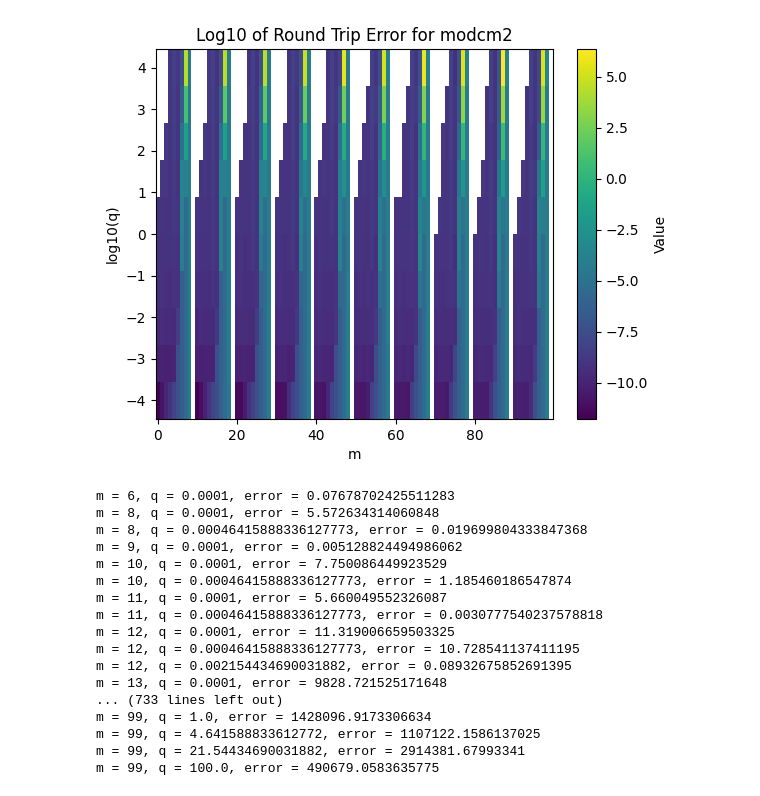
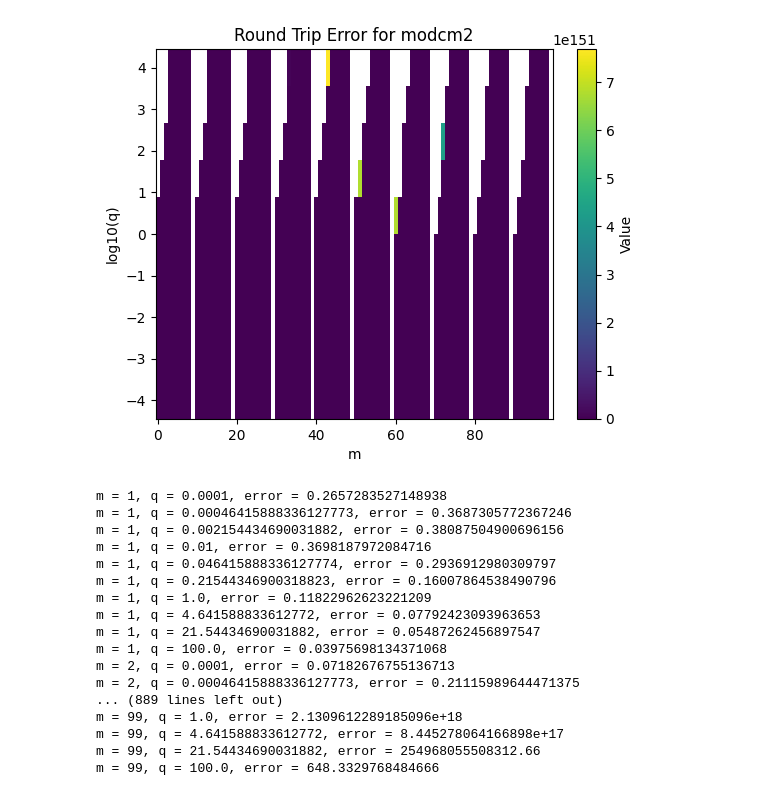
Before and after one commit to brorson/ScipyMathieuTesting, a Jupyter notebook: round_trip_modfuncs.ipynb, the cells around one changed output. Saved outputs shown, nothing was run; the diff lists cells and outputs as text; code cells hidden in the pictures.

Commit message:
changed norm error

```diff
--- a/round_trip_modfuncs.ipynb
+++ b/round_trip_modfuncs.ipynb
@@ -46,10 +46,10 @@ for m in range(MM):
 
         r = ydd/(h) - (a - 2 * q * np.cosh(2*v)) * y
         stddev = np.std(r)
-        l2norm = np.linalg.norm(y, ord=2)
+        l2norm = np.linalg.norm(y, ord=2) / np.sqrt(len(y))
 
-        error.append(stddev / l2norm)
-        if not np.isclose(stddev / l2norm , 0, atol=tol):
+        error.append( l2norm)
+        if not np.isclose( l2norm , 0, atol=tol):
 
-            print(f'm = {m}, q = {q}, error = {stddev / l2norm}')
+            print(f'm = {m}, q = {q}, error = {l2norm}')
 # %% [output]
@@ -116,10 +124,10 @@ for m in range(MM):
         a = mathieu_a(m,q)
 
         r = ydd/(h) - (a - 2 * q * np.cosh(2*v)) * y
-        stddev = np.std(r)
-        l2norm = np.linalg.norm(y, ord=2)
+        # stddev = np.std(r)
+        l2norm = np.linalg.norm(y, ord=2) / np.sqrt(len(y))
 
-        error.append(stddev / l2norm)
-        if not np.isclose(stddev / l2norm , 0, atol=tol):
-            print(f'm = {m}, q = {q}, error = {stddev / l2norm}')
+        error.append( l2norm)
+        if not np.isclose( l2norm , 0, atol=tol):
+            print(f'm = {m}, q = {q}, error = {l2norm}')
 # %% [output]
@@ -143,23 +168,23 @@ m = 99, q = 10000.0, error = nan
 # %%
 import matplotlib.pyplot as plt
 
 M, Q = np.meshgrid(range(MM), qs)
 
 error_array = np.array(error).reshape(M.shape)
 
 fig, ax = plt.subplots()
-im = ax.pcolormesh(range(MM), np.log10(qs), np.log10(error_array), cmap='viridis')
+im = ax.pcolormesh(range(MM), np.log10(qs), error_array, cmap='viridis')
 
 cbar = fig.colorbar(im, ax=ax)
 cbar.set_label('Value')
 
-ax.set_title("Log10 of Round Trip Error for modcm2")
+ax.set_title("Round Trip Error for modcm2")
 ax.set_xlabel("m")
 ax.set_ylabel("log10(q)")
 
 plt.show()
 # %% [output]
-[figure, old version]
+[figure, new version]
 # %%
 import math
 # Round trip modms1
@@ -187,31 +212,31 @@ for m in range(1, MM):
         a = mathieu_b(m,q)
 
         r = ydd/(h) - (a - 2 * q * np.cosh(2*v)) * y
-        stddev = np.std(r)
-        l2norm = np.linalg.norm(y, ord=2)
+        # stddev = np.std(r)
+        l2norm = np.linalg.norm(y, ord=2) / np.sqrt(len(y))
 
 
-        error.append(stddev / l2norm)
-        if not np.isclose(stddev / l2norm , 0, atol=tol):
-            print(f'm = {m}, q = {q}, error = {stddev / l2norm}')
+        error.append(l2norm)
+        if not np.isclose( l2norm , 0, atol=tol):
+            print(f'm = {m}, q = {q}, error = {l2norm}')
 # %% [output]
-m = 6, q = 0.0001, error = 0.07678702425511283
-m = 8, q = 0.0001, error = 5.572634314060848
-m = 8, q = 0.00046415888336127773, error = 0.019699804333847368
-m = 9, q = 0.0001, error = 0.005128824494986062
-m = 10, q = 0.0001, error = 7.750086449923529
-m = 10, q = 0.00046415888336127773, error = 1.185460186547874
-m = 11, q = 0.0001, error = 5.660049552326087
-m = 11, q = 0.00046415888336127773, error = 0.0030777540237578818
-m = 12, q = 0.0001, error = 11.319006659503325
-m = 12, q = 0.00046415888336127773, error = 10.728541137411195
-m = 12, q = 0.002154434690031882, error = 0.08932675852691395
-m = 13, q = 0.0001, error = 9828.721525171648
-... (733 lines left out)
-m = 99, q = 1.0, error = 1428096.9173306634
-m = 99, q = 4.641588833612772, error = 1107122.1586137025
-m = 99, q = 21.54434690031882, error = 2914381.67993341
-m = 99, q = 100.0, error = 490679.0583635775
+m = 1, q = 0.0001, error = 0.2657283527148938
+m = 1, q = 0.00046415888336127773, error = 0.3687305772367246
+m = 1, q = 0.002154434690031882, error = 0.38087504900696156
+m = 1, q = 0.01, error = 0.3698187972084716
+m = 1, q = 0.046415888336127774, error = 0.2936912980309797
+m = 1, q = 0.21544346900318823, error = 0.16007864538490796
+m = 1, q = 1.0, error = 0.11822962623221209
+m = 1, q = 4.641588833612772, error = 0.07792423093963653
+m = 1, q = 21.54434690031882, error = 0.05487262456897547
+m = 1, q = 100.0, error = 0.03975698134371068
+m = 2, q = 0.0001, error = 0.07182676755136713
+m = 2, q = 0.00046415888336127773, error = 0.21115989644471375
+... (889 lines left out)
+m = 99, q = 1.0, error = 2.1309612289185096e+18
+m = 99, q = 4.641588833612772, error = 8.445278064166898e+17
+m = 99, q = 21.54434690031882, error = 254968055508312.66
+m = 99, q = 100.0, error = 648.3329768484666
 # %%
 import matplotlib.pyplot as plt
 
```
Also changed, not shown: parts of 6 cells of this notebook.
